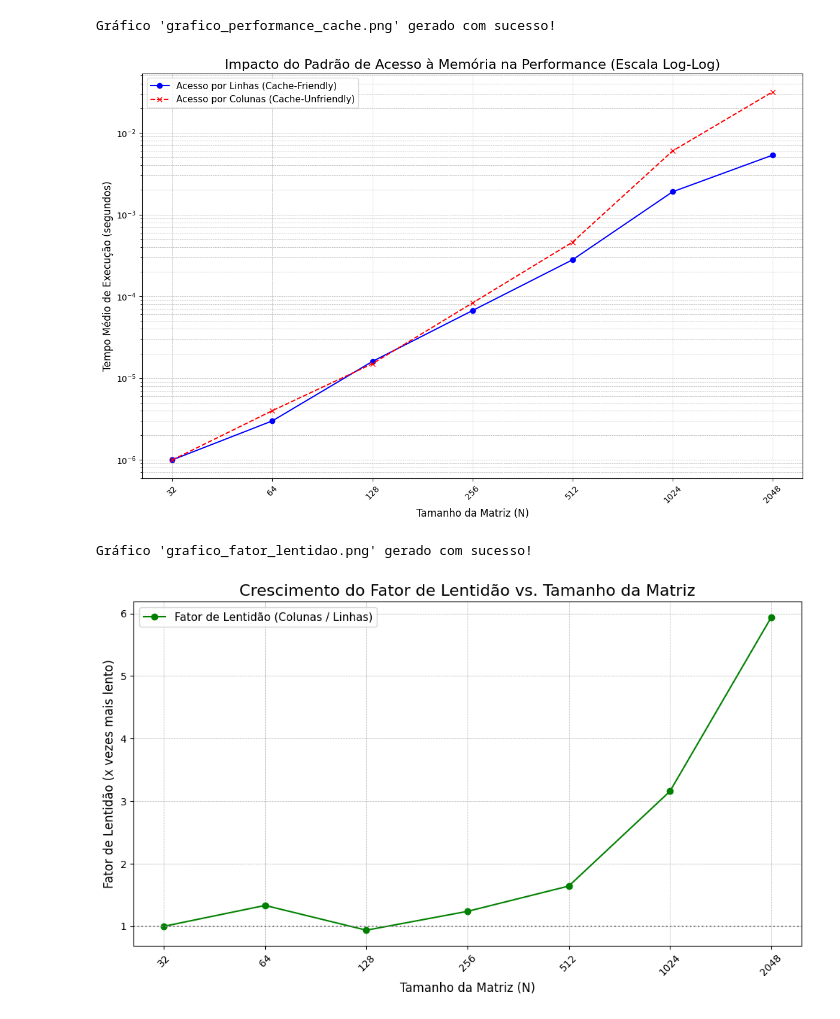
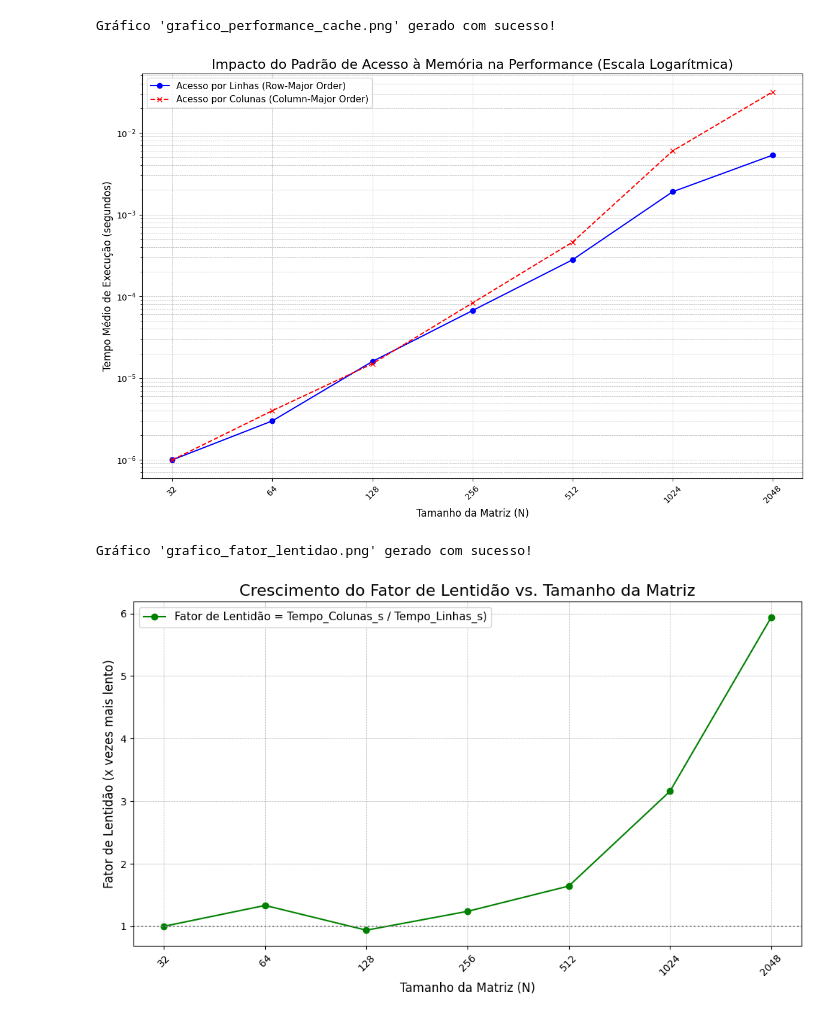
Before and after one commit to arleswasb/projeto_SD_01, a Jupyter notebook: graficos.ipynb, the cells around one changed output. Drawn from its saved outputs; the diff is of its cells as text; code cells hidden in the pictures.

```diff
--- a/graficos.ipynb
+++ b/graficos.ipynb
@@ -23,15 +23,15 @@ except Exception as e:
 plt.figure(figsize=(12, 8))
 
 # Plota os dados de ambos os métodos
-plt.plot(df['Tamanho_N'], df['Tempo_Linhas_s'], marker='o', linestyle='-', color='blue', label='Acesso por Linhas (Cache-Friendly)')
-plt.plot(df['Tamanho_N'], df['Tempo_Colunas_s'], marker='x', linestyle='--', color='red', label='Acesso por Colunas (Cache-Unfriendly)')
+plt.plot(df['Tamanho_N'], df['Tempo_Linhas_s'], marker='o', linestyle='-', color='blue', label='Acesso por Linhas (Row-Major Order)')
+plt.plot(df['Tamanho_N'], df['Tempo_Colunas_s'], marker='x', linestyle='--', color='red', label='Acesso por Colunas (Column-Major Order)')
 
 # Configura as escalas dos eixos para melhor visualização
 plt.xscale('log', base=2)
 plt.yscale('log')
 
 # Adiciona títulos e rótulos
-plt.title('Impacto do Padrão de Acesso à Memória na Performance (Escala Log-Log)', fontsize=16)
+plt.title('Impacto do Padrão de Acesso à Memória na Performance (Escala Logarítmica)', fontsize=16)
 plt.xlabel('Tamanho da Matriz (N)', fontsize=12)
 plt.ylabel('Tempo Médio de Execução (segundos)', fontsize=12)
 
@@ -54,7 +54,7 @@ plt.savefig(nome_grafico)
 print(f"Gráfico '{nome_grafico}' gerado com sucesso!")
 # %% [output]
 Gráfico 'grafico_performance_cache.png' gerado com sucesso!
-[figure, old version]
+[figure, new version]
 # %%
 import pandas as pd
 import matplotlib.pyplot as plt
@@ -77,37 +77,37 @@ except Exception as e:
 plt.figure(figsize=(10, 6))
 
 # Plota o Fator de Lentidão em função do Tamanho da Matriz
-plt.plot(df['Tamanho_N'], df['Fator_Lentidao'], marker='o', linestyle='-', color='green', label='Fator de Lentidão (Colunas / Linhas)')
+plt.plot(df['Tamanho_N'], df['Fator_Lentidao'], marker='o', linestyle='-', color='green', label='Fator de Lentidão = Tempo_Colunas_s / Tempo_Linhas_s)')
 
 # Configura a escala do eixo X para log, para ver melhor a progressão
 plt.xscale('log', base=2)
 # A escala Y será linear para vermos o crescimento do fator diretamente
 
 # Adiciona títulos e rótulos
 plt.title('Crescimento do Fator de Lentidão vs. Tamanho da Matriz', fontsize=16)
 plt.xlabel('Tamanho da Matriz (N)', fontsize=12)
 plt.ylabel('Fator de Lentidão (x vezes mais lento)', fontsize=12)
 
 # Adiciona uma legenda
 plt.legend(fontsize=11)
 
 # Adiciona marcadores no eixo X
 plt.xticks(df['Tamanho_N'], df['Tamanho_N'], rotation=45)
 
 # Adiciona uma grade
 plt.grid(True, which="both", linestyle='--', linewidth=0.5)
 
 # Adiciona uma linha horizontal em y=1.0 para referência de "sem diferença"
 plt.axhline(y=1.0, color='gray', linestyle=':', linewidth=1.5)
 
 # Ajusta o layout
 plt.tight_layout()
 
 # Salva o gráfico em um arquivo de imagem
 nome_grafico = 'grafico_fator_lentidao.png'
 plt.savefig(nome_grafico)
 
 print(f"Gráfico '{nome_grafico}' gerado com sucesso!")
 # %% [output]
 Gráfico 'grafico_fator_lentidao.png' gerado com sucesso!
-[figure, old version]
+[figure, new version]
```
